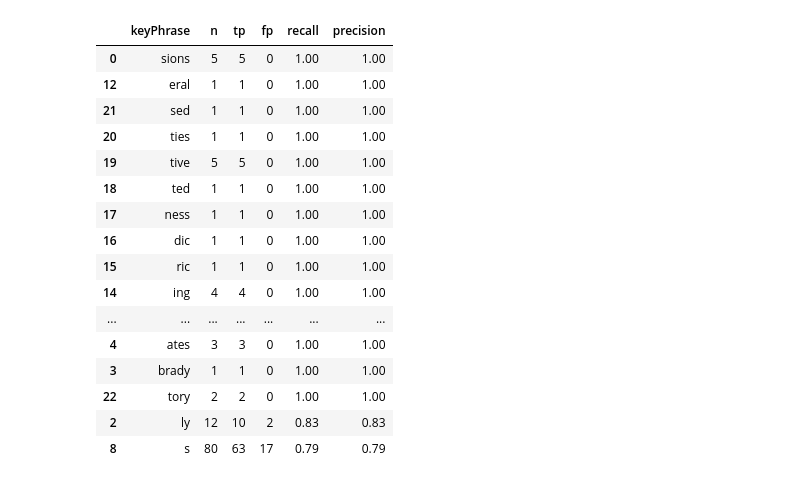
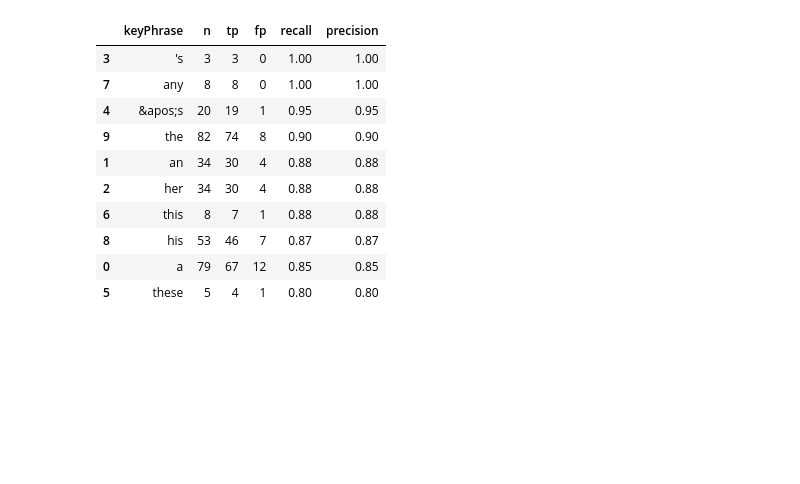
Before and after one commit to etfrenchvcu/disorder-normalizer, a Jupyter notebook: scripts/evaluate.ipynb, the cells around one changed output. Cells and saved outputs as stored; diff of their text form; code cells hidden in the pictures; blank space fills up the shorter version.

```diff
--- a/scripts/evaluate.ipynb
+++ b/scripts/evaluate.ipynb
@@ -162,26 +162,17 @@ stratifyByCol(normalized, 'normalizingSieveName')
-# %%
-stratifyByCol(normalized[normalized.normalizingSieveName=='SuffixationSieve'], 'keyPhrase')
-# df = analysis[analysis.normalizingSieveName=='UmlsEndingSieve']
-# df['ending'] = [x.split(" ")[-1] for x in df.normalizingName]
-# stratifyByCol(df,'ending')
-# %% [output]
-|  | keyPhrase | n | tp | fp | recall | precision |
-| 0 | sions | 5 | 5 | 0 | 1.00 | 1.00 |
-| 12 | eral | 1 | 1 | 0 | 1.00 | 1.00 |
-| 21 | sed | 1 | 1 | 0 | 1.00 | 1.00 |
-| 20 | ties | 1 | 1 | 0 | 1.00 | 1.00 |
-| 19 | tive | 5 | 5 | 0 | 1.00 | 1.00 |
-| 18 | ted | 1 | 1 | 0 | 1.00 | 1.00 |
-| 17 | ness | 1 | 1 | 0 | 1.00 | 1.00 |
-| 16 | dic | 1 | 1 | 0 | 1.00 | 1.00 |
-| 15 | ric | 1 | 1 | 0 | 1.00 | 1.00 |
-| 14 | ing | 4 | 4 | 0 | 1.00 | 1.00 |
-| ... | ... | ... | ... | ... | ... | ... |
-| 4 | ates | 3 | 3 | 0 | 1.00 | 1.00 |
-| 3 | brady | 1 | 1 | 0 | 1.00 | 1.00 |
-| 22 | tory | 2 | 2 | 0 | 1.00 | 1.00 |
-| 2 | ly | 12 | 10 | 2 | 0.83 | 0.83 |
-| 8 | s | 80 | 63 | 17 | 0.79 | 0.79 |
+# %%
+stratifyByCol(normalized[normalized.normalizingSieveName=='RemoveStopwordsSieve'], 'keyPhrase')
+# %% [output]
+|  | keyPhrase | n | tp | fp | recall | precision |
+| 3 | 's | 3 | 3 | 0 | 1.00 | 1.00 |
+| 7 | any | 8 | 8 | 0 | 1.00 | 1.00 |
+| 4 | &apos;s | 20 | 19 | 1 | 0.95 | 0.95 |
+| 9 | the | 82 | 74 | 8 | 0.90 | 0.90 |
+| 1 | an | 34 | 30 | 4 | 0.88 | 0.88 |
+| 2 | her | 34 | 30 | 4 | 0.88 | 0.88 |
+| 6 | this | 8 | 7 | 1 | 0.88 | 0.88 |
+| 8 | his | 53 | 46 | 7 | 0.87 | 0.87 |
+| 0 | a | 79 | 67 | 12 | 0.85 | 0.85 |
+| 5 | these | 5 | 4 | 1 | 0.80 | 0.80 |
 # %%
 remove = ['normalized','normalizingSource']#,'normalizingSieveName','goldTypes','predTypes'
 errors = analysis[(results.prediction != results.goldCui) & (results.normalized==True)]
```
Also changed, not shown: parts of 8 cells of this notebook, 11 other files.
